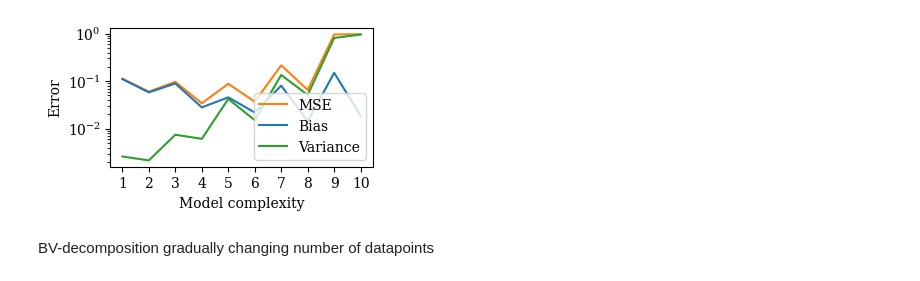
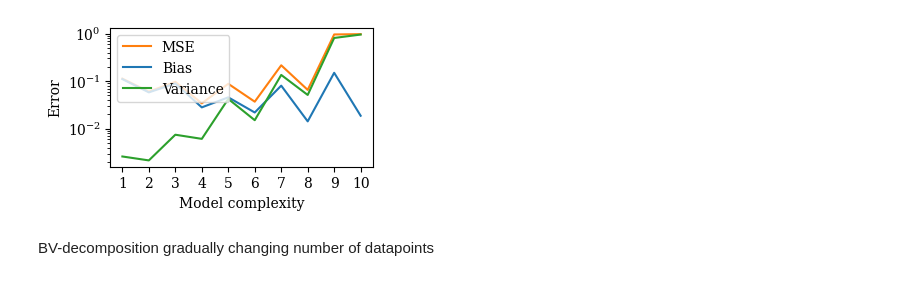
Before and after one commit to yangliu141/Exploration-of-Regression-with-the-Runge-Function, a Jupyter notebook: Code/Showcase_Notebooks/bias-variance-tradeoff.ipynb, the cells around one changed output. Saved outputs shown, nothing was run; the diff lists cells and outputs as text; code cells hidden in the pictures.

```diff
--- a/Code/Showcase_Notebooks/bias-variance-tradeoff.ipynb
+++ b/Code/Showcase_Notebooks/bias-variance-tradeoff.ipynb
@@ -26,35 +26,35 @@ variances = np.zeros(len(poly_degrees))
 biases = np.zeros(len(poly_degrees))
 
 for i, p in enumerate(poly_degrees):
     X_train = featureMat(x_train, p, noIntercept=noIntercept)
     X_test = featureMat(x_test, p, noIntercept=noIntercept)
 
     mse, bias, variance = bootstrap(n_bootstraps, X_train, y_train, X_test, y_test, evaluate_OLS_analytic)
 
     MSEs[i] = mse
     biases[i] = bias
     variances[i] = variance
 
 plot(
     nGraphs = 3,
     x_axis_array = poly_degrees,
     y_features = [MSEs, biases, variances],
     y_feature_label = ['MSE', 'Bias', 'Variance'],
     foldername = 'figures',
     figurename = f'bias-variance_model_complexity',
     x_label = 'Model complexity',
     y_label = 'Error',
     title = '',
     x_integer_entries = True,
     y_integer_entries = False,
     save = True,
     scatter = None,
     multiX = False,
     y_logplot = True,
-    legend_loc = 'lower right'
+    legend_loc = 'upper left'
     )
 # %% [output]
-[figure, old version]
+[figure, new version]
 # %% [markdown]
 BV-decomposition gradually changing number of datapoints
 # %%
```
Also changed, not shown: 2 other files.
